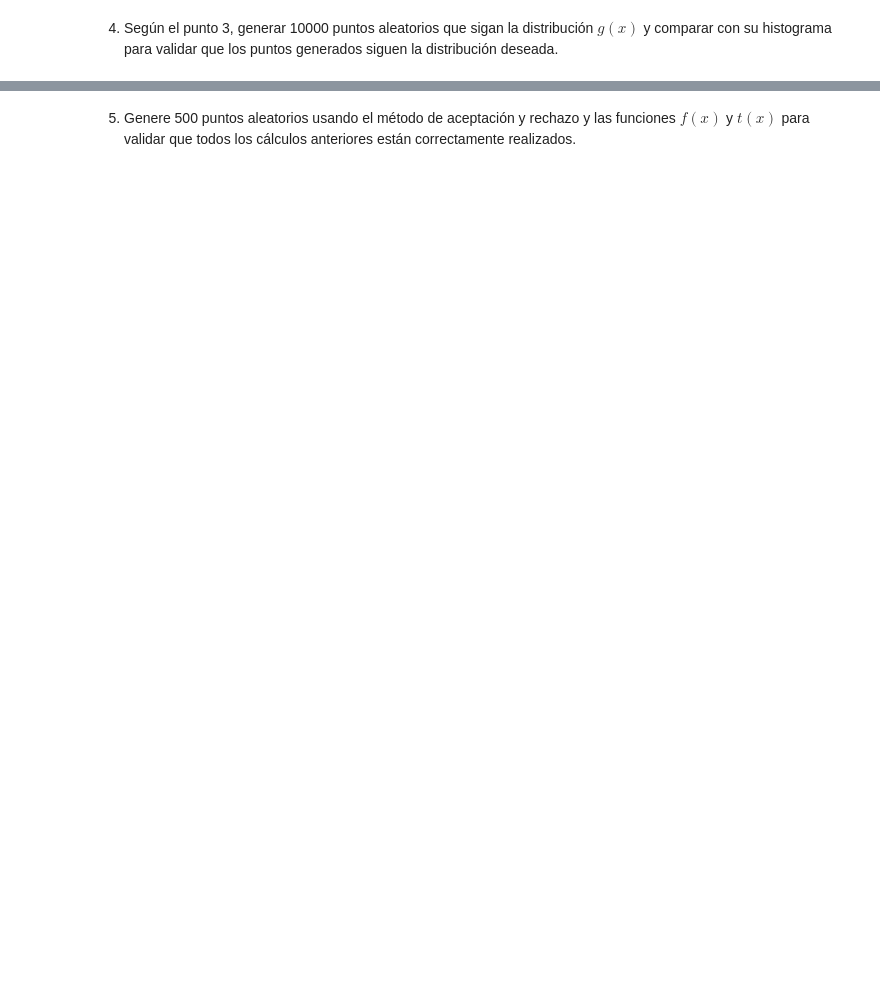
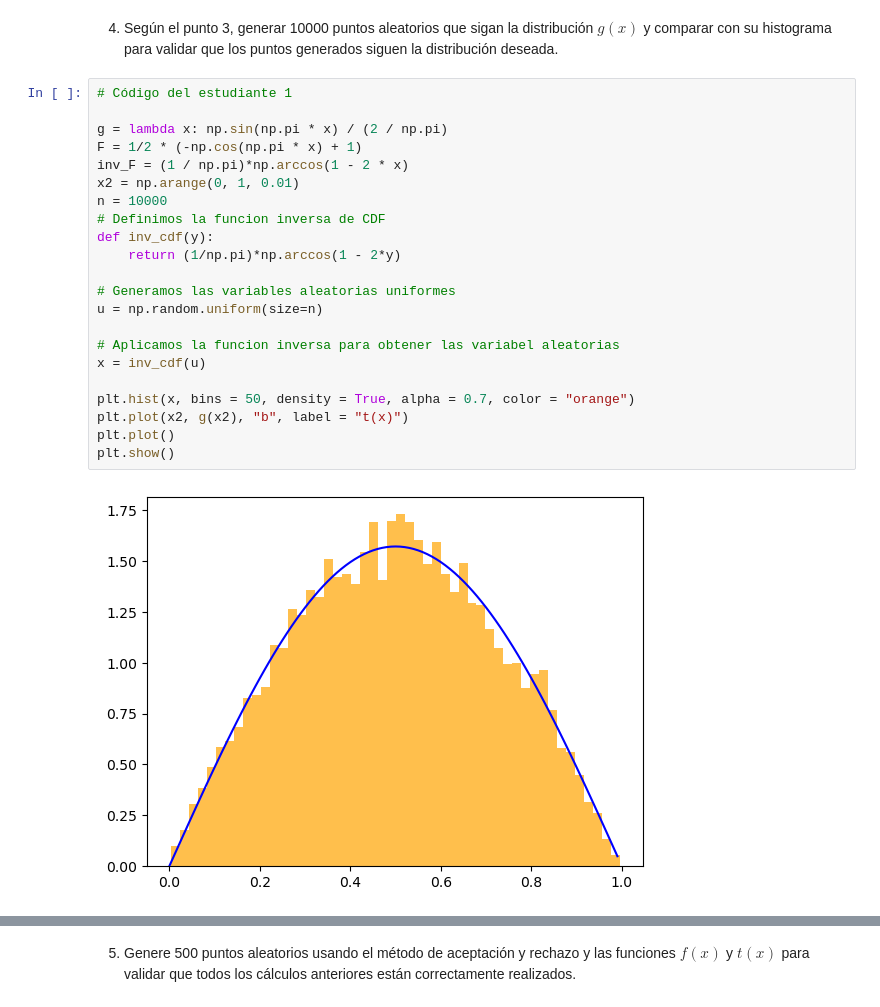
Before and after one commit to DPastranaV/Tarea5_DPastrana_IJimenez, a Jupyter notebook: Tarea_5.ipynb, the cells around one changed output, grey strips where cells are left out. Cells and saved outputs as stored; diff of their text form; blank space fills up the shorter version.

```diff
--- a/Tarea_5.ipynb
+++ b/Tarea_5.ipynb
@@ -37,2 +127,26 @@ Responda los siguientes literales:
 # %% [markdown]
 4. Según el punto 3, generar 10000 puntos aleatorios que sigan la distribución $g(x)$ y comparar con su histograma para validar que los puntos generados siguen la distribución deseada.
+# %%
+# Código del estudiante 1
+
+g = lambda x: np.sin(np.pi * x) / (2 / np.pi)
+F = 1/2 * (-np.cos(np.pi * x) + 1)
+inv_F = (1 / np.pi)*np.arccos(1 - 2 * x)
+x2 = np.arange(0, 1, 0.01)
+n = 10000
+# Definimos la funcion inversa de CDF
+def inv_cdf(y):
+    return (1/np.pi)*np.arccos(1 - 2*y)
+
+# Generamos las variables aleatorias uniformes
+u = np.random.uniform(size=n)
+
+# Aplicamos la funcion inversa para obtener las variabel aleatorias
+x = inv_cdf(u)
+
+plt.hist(x, bins = 50, density = True, alpha = 0.7, color = "orange")
+plt.plot(x2, g(x2), "b", label = "t(x)")
+plt.plot()
+plt.show()
+# %% [output]
+[figure, added]
```
Also changed, not shown: parts of 9 cells of this notebook.
